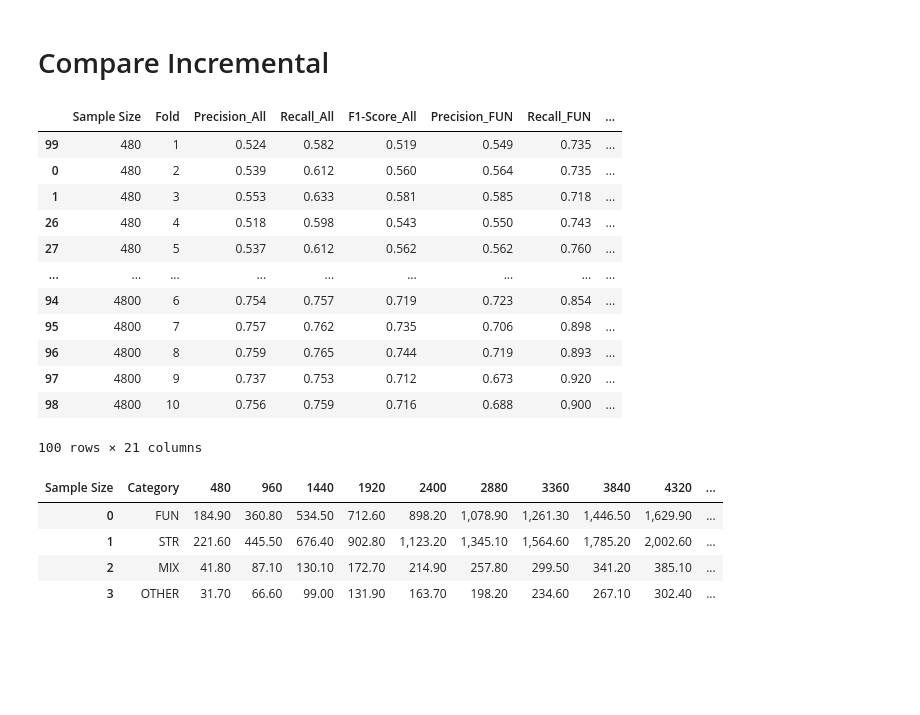
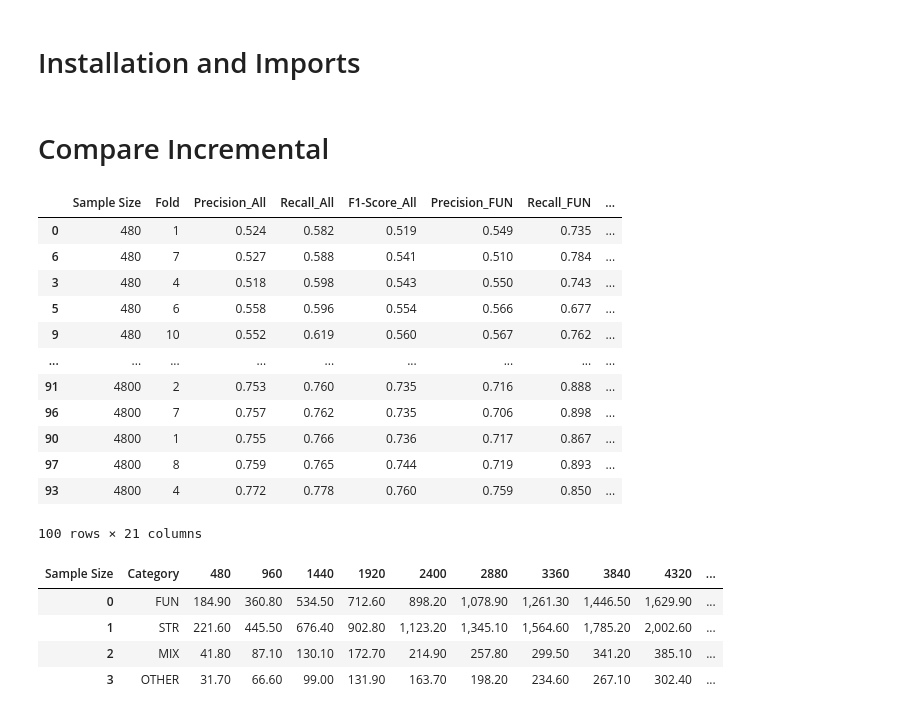
Before and after one commit to Marco-Consoloni/patent-sentence-classification, a Jupyter notebook: evaluate_incremental.ipynb, the cells around one changed output. Saved outputs shown, nothing was run; the diff lists cells and outputs as text; code cells hidden in the pictures; blank space fills up the shorter version.

```diff
--- a/evaluate_incremental.ipynb
+++ b/evaluate_incremental.ipynb
@@ -1,3 +1,5 @@
+# %% [markdown]
+# Installation and Imports
 # %%
 import matplotlib.pyplot as plt
 import seaborn as sns
@@ -37,45 +39,45 @@ for file_name in os.listdir(folder_path):
         # Extract the ground truth and predicted labels
         true_labels = df['sent_tag']
         predicted_labels = df['predicted_tag']
 
         # Initialize result entry
         result = {
             'Sample Size': id2num[sample_id],
             'Fold': int(fold_id)
         }
 
         # Add per-class precision, recall, and F1-score to the result
         for label in ['All', 'FUN', 'STR', 'MIX', 'OTH']:
             p, r, f1 = compute_metrics_for_label(true_labels, predicted_labels, label=label, average='weighted')
             result[f'Precision_{label}'] = p
             result[f'Recall_{label}'] = r
             result[f'F1-Score_{label}'] = f1
 
         # Add label counts per training set in the results
         df_train = pd.read_excel(f"/home/fantoni/patent-sentence-classification/data/incremental/train_{sample_id}_{fold_id}.xlsx")
         df_eval = pd.read_excel(f"/home/fantoni/patent-sentence-classification/data/incremental/eval_{sample_id}_{fold_id}.xlsx")
         df = pd.concat([df_train, df_eval], axis=0)
         label_counts = df['sent_tag'].value_counts().to_dict()
         for label, count in label_counts.items():
             result[f"count_{label}"] = count
 
         results.append(result)
 
-df_results = pd.DataFrame(results).sort_values(by=['Sample Size', 'Fold'])
+df_results = pd.DataFrame(results).sort_values(by=['Sample Size', 'F1-Score_All'])
 df_results
 # %% [output]
 |  | Sample Size | Fold | Precision_All | Recall_All | F1-Score_All | Precision_FUN | Recall_FUN | ... |
-| 99 | 480 | 1 | 0.524 | 0.582 | 0.519 | 0.549 | 0.735 | ... |
-| 0 | 480 | 2 | 0.539 | 0.612 | 0.560 | 0.564 | 0.735 | ... |
-| 1 | 480 | 3 | 0.553 | 0.633 | 0.581 | 0.585 | 0.718 | ... |
-| 26 | 480 | 4 | 0.518 | 0.598 | 0.543 | 0.550 | 0.743 | ... |
-| 27 | 480 | 5 | 0.537 | 0.612 | 0.562 | 0.562 | 0.760 | ... |
+| 0 | 480 | 1 | 0.524 | 0.582 | 0.519 | 0.549 | 0.735 | ... |
+| 6 | 480 | 7 | 0.527 | 0.588 | 0.541 | 0.510 | 0.784 | ... |
+| 3 | 480 | 4 | 0.518 | 0.598 | 0.543 | 0.550 | 0.743 | ... |
+| 5 | 480 | 6 | 0.558 | 0.596 | 0.554 | 0.566 | 0.677 | ... |
+| 9 | 480 | 10 | 0.552 | 0.619 | 0.560 | 0.567 | 0.762 | ... |
 | ... | ... | ... | ... | ... | ... | ... | ... | ... |
-| 94 | 4800 | 6 | 0.754 | 0.757 | 0.719 | 0.723 | 0.854 | ... |
-| 95 | 4800 | 7 | 0.757 | 0.762 | 0.735 | 0.706 | 0.898 | ... |
-| 96 | 4800 | 8 | 0.759 | 0.765 | 0.744 | 0.719 | 0.893 | ... |
-| 97 | 4800 | 9 | 0.737 | 0.753 | 0.712 | 0.673 | 0.920 | ... |
-| 98 | 4800 | 10 | 0.756 | 0.759 | 0.716 | 0.688 | 0.900 | ... |
+| 91 | 4800 | 2 | 0.753 | 0.760 | 0.735 | 0.716 | 0.888 | ... |
+| 96 | 4800 | 7 | 0.757 | 0.762 | 0.735 | 0.706 | 0.898 | ... |
+| 90 | 4800 | 1 | 0.755 | 0.766 | 0.736 | 0.717 | 0.867 | ... |
+| 97 | 4800 | 8 | 0.759 | 0.765 | 0.744 | 0.719 | 0.893 | ... |
+| 93 | 4800 | 4 | 0.772 | 0.778 | 0.760 | 0.759 | 0.850 | ... |
 100 rows × 21 columns
 # %%
 # Create table with training count
```
Also changed, not shown: parts of 3 cells of this notebook.
